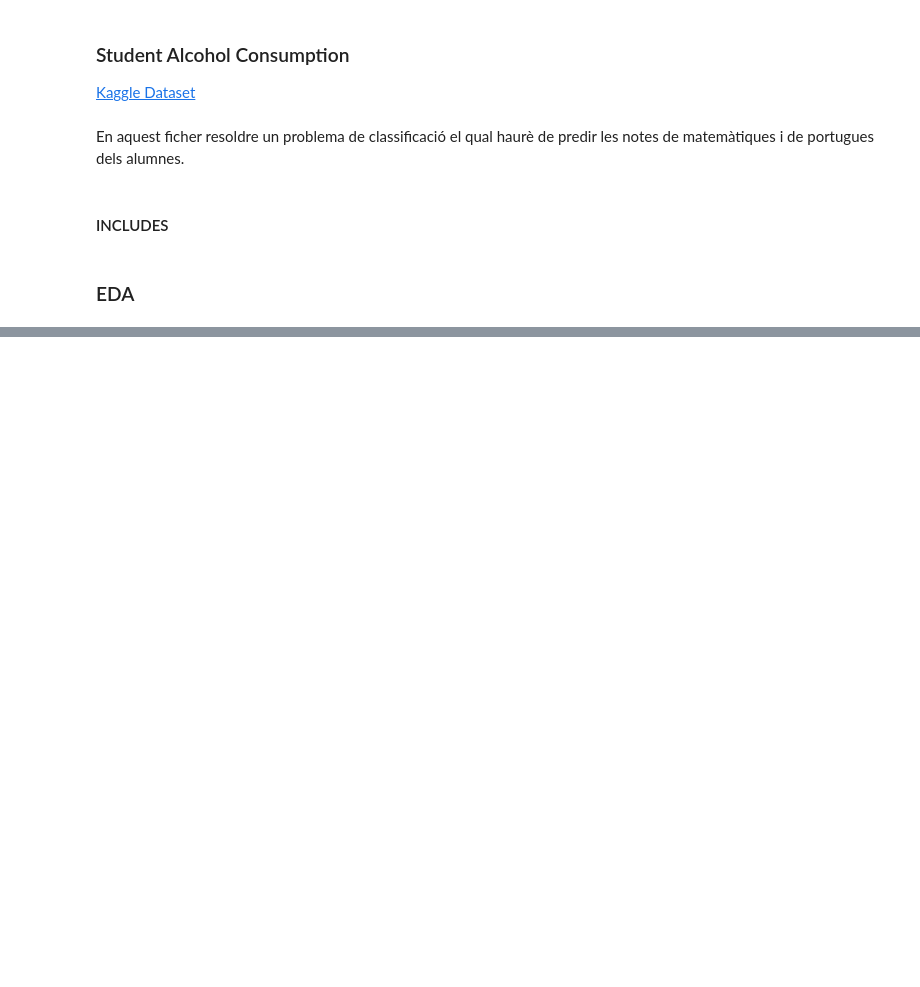
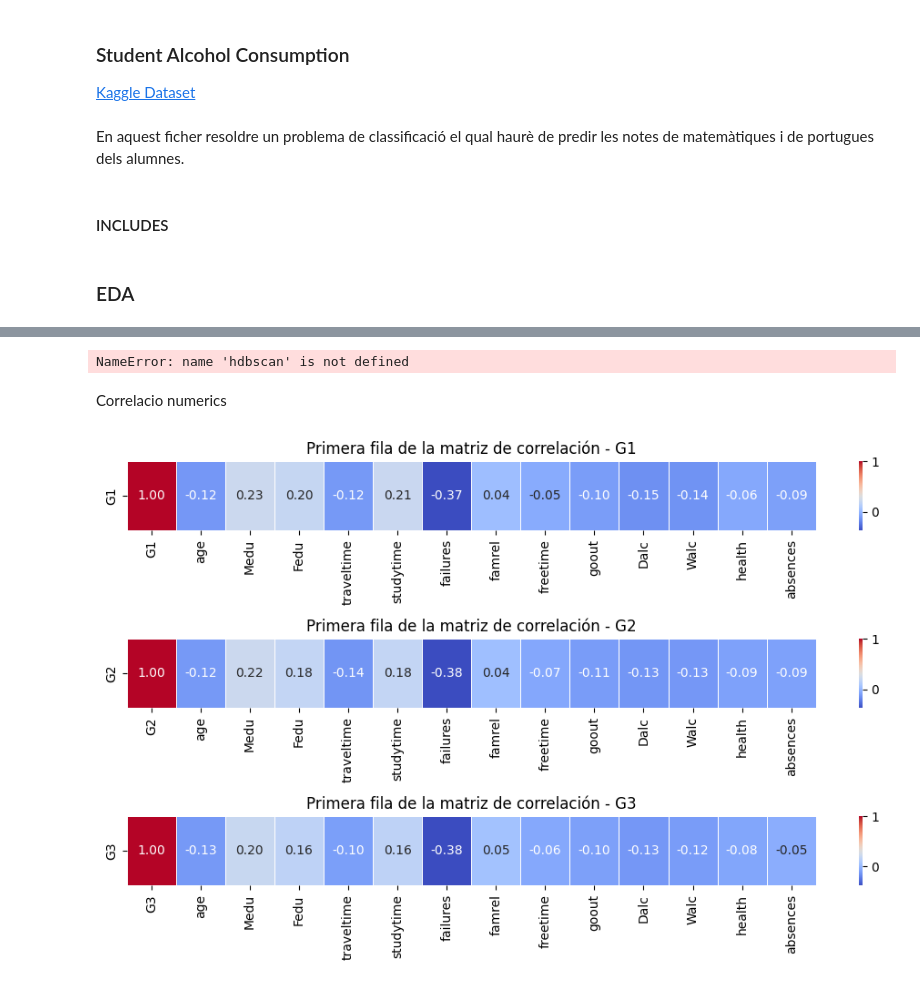
Before and after one commit to Janpb1/Data-analisy-alcohol-Kaggle, a Jupyter notebook: Cas_kaggle_alcohol.ipynb, the cells around one changed output, grey strips where cells are left out. Cells and saved outputs as stored; diff of their text form; code cells hidden in the pictures; blank space fills up the shorter version.

```diff
--- a/Cas_kaggle_alcohol.ipynb
+++ b/Cas_kaggle_alcohol.ipynb
@@ -69,0 +212,70 @@ El shape del train-data es (1044, 33).
+# %%
+filtered_data = df[df['G3'] == 0]
+numericsG1, numericsG2, numericsG3 = numerics.copy(), numerics.copy(), numerics.copy()
+
+numericsG1.insert(0, 'G1')
+numericsG2.insert(0, 'G2')
+numericsG3.insert(0, 'G3')
+filtered_data = filtered_data[numericsG3]
+
+# Separar las características
+X = filtered_data.drop(['G3'], axis=1)
+
+# Reducción de dimensionalidad para visualización
+pca = PCA(n_components=2)
+X_pca = pca.fit_transform(X)
+
+# Aplicar HDBSCAN
+clusterer = hdbscan.HDBSCAN(min_cluster_size=5, prediction_data=True)
+cluster_labels = clusterer.fit_predict(X_pca)
+
+# Visualización de los clusters
+plt.figure(figsize=(8, 6))
+plt.scatter(X_pca[:, 0], X_pca[:, 1], c=cluster_labels, cmap='viridis', s=50, alpha=0.7)
+plt.title('Clusters encontrados por HDBSCAN')
+plt.xlabel('Componente Principal 1')
+plt.ylabel('Componente Principal 2')
+plt.colorbar(label='Cluster')
+plt.show()
+# %% [output]
+NameError: name 'hdbscan' is not defined
+# %% [markdown]
+Correlacio numerics
+# %%
+numericsG1, numericsG2, numericsG3 = numerics.copy(), numerics.copy(), numerics.copy()
+
+numericsG1.insert(0, 'G1')
+numericsG2.insert(0, 'G2')
+numericsG3.insert(0, 'G3')
+
+# Calcular la matriz de correlación para G1
+correlation_matrix_G1 = df[numericsG1].corr()
+first_row_correlation_G1 = correlation_matrix_G1.iloc[[0]]
+
+# Calcular la matriz de correlación para G2
+correlation_matrix_G2 = df[numericsG2].corr()
+first_row_correlation_G2 = correlation_matrix_G2.iloc[[0]]
+
+# Calcular la matriz de correlación para G3
+correlation_matrix_G3 = df[numericsG3].corr()
+first_row_correlation_G3 = correlation_matrix_G3.iloc[[0]]
+
+# Mostrar las primeras filas de las matrices de correlación para G1, G2 y G3 en filas separadas
+plt.figure(figsize=(10, 6))
+
+plt.subplot(3, 1, 1)
+sns.heatmap(first_row_correlation_G1, annot=True, cmap='coolwarm', fmt=".2f", linewidths=.5)
+plt.title('Primera fila de la matriz de correlación - G1')
+
+plt.subplot(3, 1, 2)
+sns.heatmap(first_row_correlation_G2, annot=True, cmap='coolwarm', fmt=".2f", linewidths=.5)
+plt.title('Primera fila de la matriz de correlación - G2')
+
+plt.subplot(3, 1, 3)
+sns.heatmap(first_row_correlation_G3, annot=True, cmap='coolwarm', fmt=".2f", linewidths=.5)
+plt.title('Primera fila de la matriz de correlación - G3')
+
+plt.tight_layout()
+plt.show()
+# %% [output]
+[figure, added]
```
Also changed, not shown: parts of 38 cells of this notebook.
